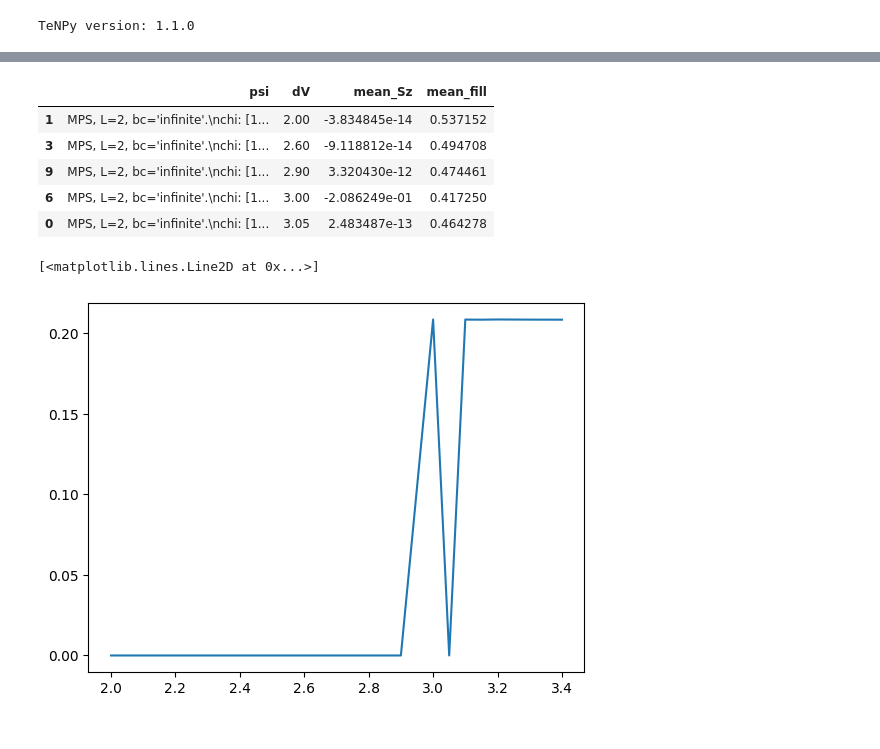
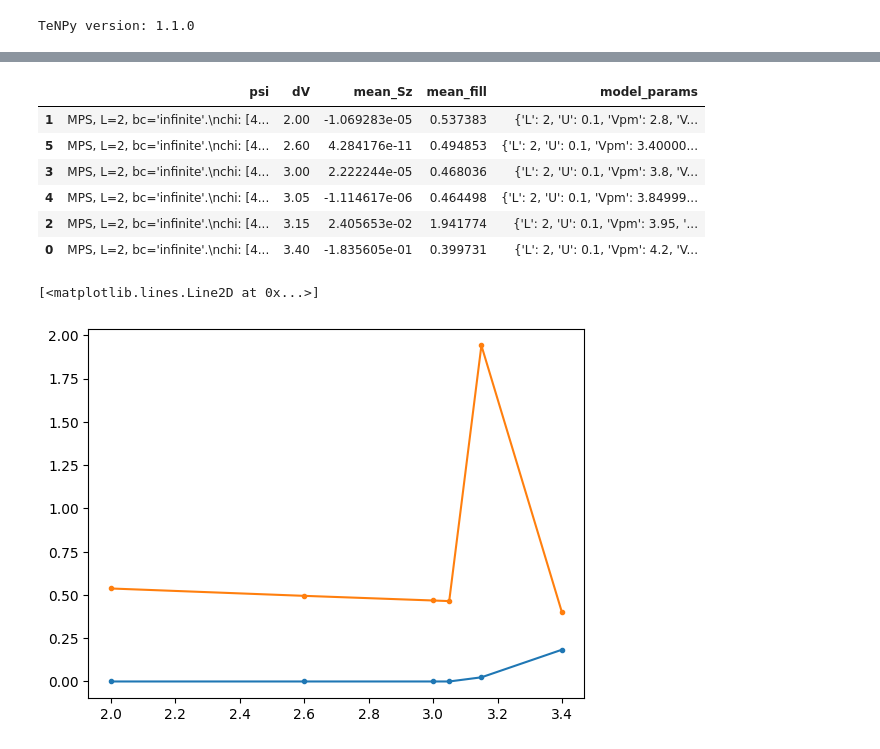
Before and after one commit to aravindhshankar/Spin1LongRangeOrder.jl, a Jupyter notebook: python/notebooks/plot_magz_from_data.ipynb, the cells around one changed output, grey strips where cells are left out. Saved outputs shown, nothing was run; the diff lists cells and outputs as text; code cells hidden in the pictures.

```diff
--- a/python/notebooks/plot_magz_from_data.ipynb
+++ b/python/notebooks/plot_magz_from_data.ipynb
@@ -31,4 +32,4 @@ TeNPy version: 1.1.0
 # %%
 REQ_DATA = 't_1.00_U_0.10_Vpp_0.800'
 PATH_TO_REQ_DATA = os.path.join(DATA_ROOT, REQ_DATA)
-file_list = [os.path.join(PATH_TO_REQ_DATA,f) for f in os.listdir(PATH_TO_REQ_DATA) if "chimax_100" in f]
+file_list = [os.path.join(PATH_TO_REQ_DATA,f) for f in os.listdir(PATH_TO_REQ_DATA) if "chimax_400" in f]
@@ -52,21 +42,25 @@ def atomic_action(file):
         'dV' : model_params['Vpm'] - model_params['Vpp'],
         'mean_Sz' : metadata['mean_Sz'],
         'mean_fill' : metadata['mean_fill'],
+        'model_params' : model_params
     }
     return row_dict
 
 df = pd.DataFrame([atomic_action(f) for f in file_list])
 df = df.sort_values('dV')
-df.head()
+df
 # %% [output]
-|  | psi | dV | mean_Sz | mean_fill |
-| 1 | MPS, L=2, bc='infinite'.\nchi: [1... | 2.00 | -3.834845e-14 | 0.537152 |
-| 3 | MPS, L=2, bc='infinite'.\nchi: [1... | 2.60 | -9.118812e-14 | 0.494708 |
-| 9 | MPS, L=2, bc='infinite'.\nchi: [1... | 2.90 | 3.320430e-12 | 0.474461 |
-| 6 | MPS, L=2, bc='infinite'.\nchi: [1... | 3.00 | -2.086249e-01 | 0.417250 |
-| 0 | MPS, L=2, bc='infinite'.\nchi: [1... | 3.05 | 2.483487e-13 | 0.464278 |
+|  | psi | dV | mean_Sz | mean_fill | model_params |
+| 1 | MPS, L=2, bc='infinite'.\nchi: [4... | 2.00 | -1.069283e-05 | 0.537383 | {'L': 2, 'U': 0.1, 'Vpm': 2.8, 'V... |
+| 5 | MPS, L=2, bc='infinite'.\nchi: [4... | 2.60 | 4.284176e-11 | 0.494853 | {'L': 2, 'U': 0.1, 'Vpm': 3.40000... |
+| 3 | MPS, L=2, bc='infinite'.\nchi: [4... | 3.00 | 2.222244e-05 | 0.468036 | {'L': 2, 'U': 0.1, 'Vpm': 3.8, 'V... |
+| 4 | MPS, L=2, bc='infinite'.\nchi: [4... | 3.05 | -1.114617e-06 | 0.464498 | {'L': 2, 'U': 0.1, 'Vpm': 3.84999... |
+| 2 | MPS, L=2, bc='infinite'.\nchi: [4... | 3.15 | 2.405653e-02 | 1.941774 | {'L': 2, 'U': 0.1, 'Vpm': 3.95, '... |
+| 0 | MPS, L=2, bc='infinite'.\nchi: [4... | 3.40 | -1.835605e-01 | 0.399731 | {'L': 2, 'U': 0.1, 'Vpm': 4.2, 'V... |
 # %%
-plt.plot(df['dV'], np.abs(df['mean_Sz']))
+fig, ax = plt.subplots(1)
+ax.plot(df['dV'], np.abs(df['mean_Sz']), '.-', c='C0')
+ax.plot(df['dV'], np.abs(df['mean_fill']), '.-', c='C1')
 # %% [output]
 [<matplotlib.lines.Line2D at 0x...>]
-[figure, old version]
+[figure, new version]
```
Also changed, not shown: parts of 11 cells of this notebook, 1 other file.
